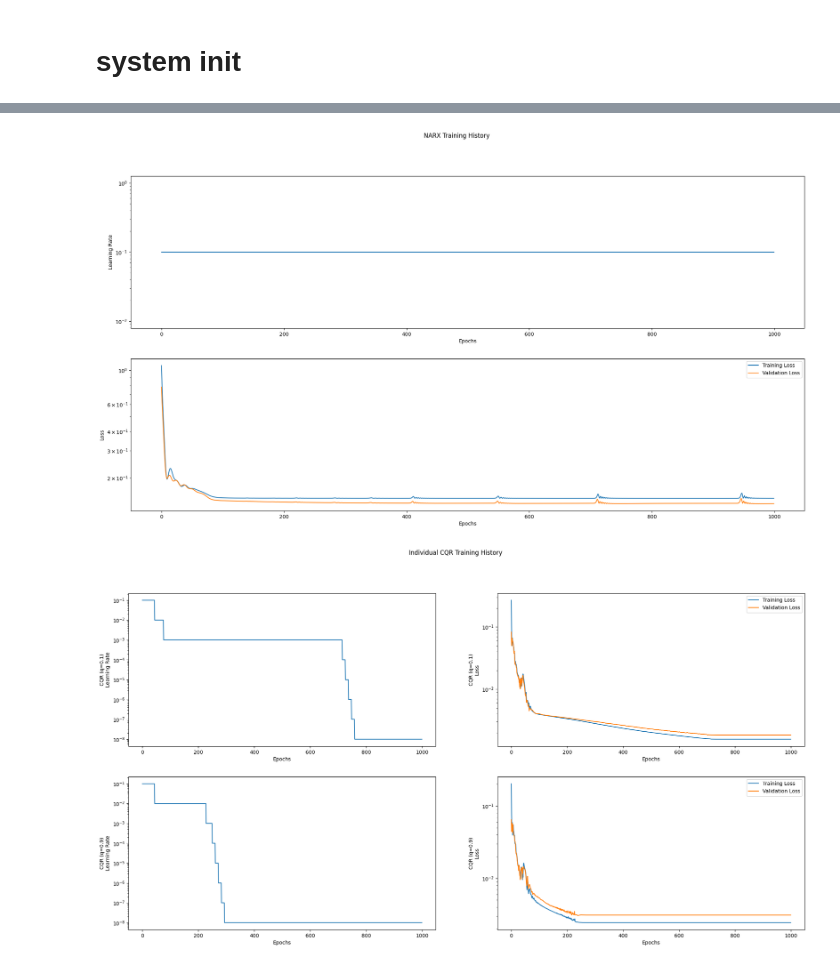
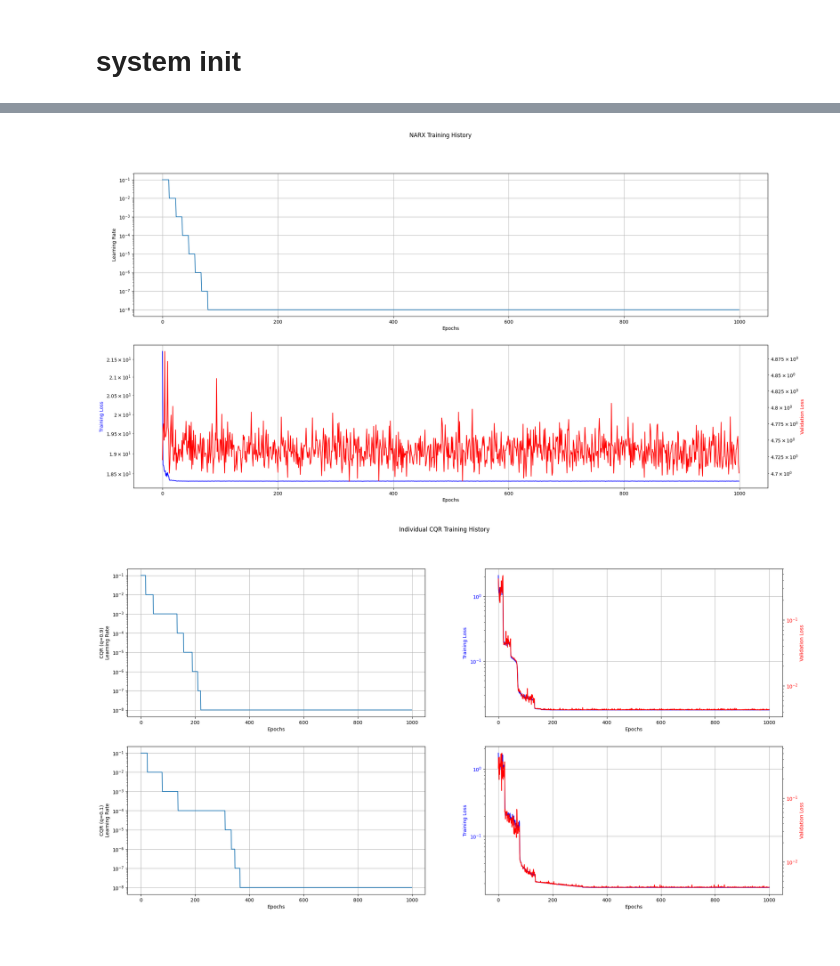
Before and after one commit to naskarsourjya/icb_mpc, a Jupyter notebook: main.ipynb, the cells around one changed output, grey strips where cells are left out. Cells and saved outputs as stored; diff of their text form; code cells hidden in the pictures.

```diff
--- a/main.ipynb
+++ b/main.ipynb
@@ -21,12 +22,12 @@ su.visualize_data()
 # %%
 su.narx_trainer(hidden_layers=[1], batch_size=320,
-          learning_rate=0.1, epochs= 1000, scheduler_flag=False)
+          learning_rate=0.1, epochs= 1000, scheduler_flag=True)
 su.plot_narx_training_history()
 # %% [output]
-[figure, old version]
+[figure, new version]
 # %%
-su.train_individual_cqr(miss_coverage=[0.2], hidden_layers=[10], batch_size=320)
-su.plot_cqr_training_history()
+su.train_individual_qr(alpha=0.2, hidden_layers=[10], batch_size=320)
+su.plot_qr_training_history()
 # %% [output]
-[figure, old version]
+[figure, new version]
 # %%
```
Also changed, not shown: parts of 6 cells of this notebook, 7 other files.
